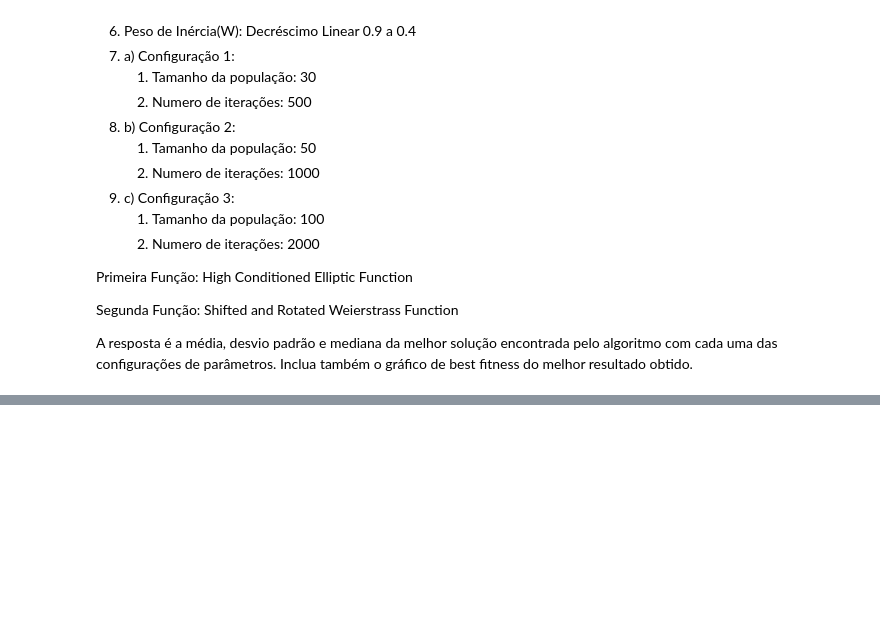
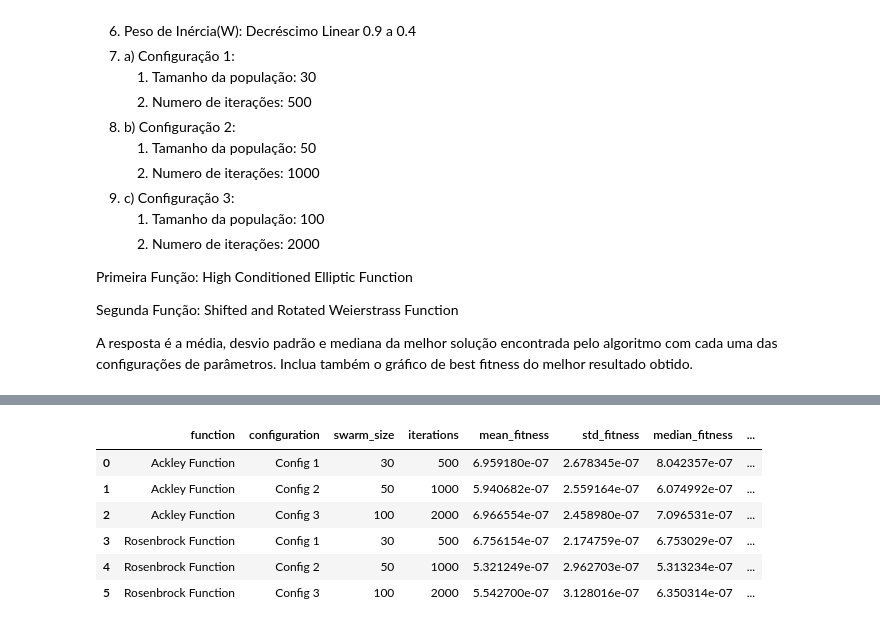
Before and after one commit to josericardo-fo/heuristics, a Jupyter notebook: swarm/pso.ipynb, the cells around one changed output, grey strips where cells are left out. Cells and saved outputs as stored; diff of their text form; code cells hidden in the pictures; blank space fills up the shorter version.

```diff
--- a/swarm/pso.ipynb
+++ b/swarm/pso.ipynb
@@ -406,0 +823,10 @@ visualizeHistory2D(
+# %%
+summary
+# %% [output]
+|  | function | configuration | swarm_size | iterations | mean_fitness | std_fitness | median_fitness | ... |
+| 0 | Ackley Function | Config 1 | 30 | 500 | 6.959180e-07 | 2.678345e-07 | 8.042357e-07 | ... |
+| 1 | Ackley Function | Config 2 | 50 | 1000 | 5.940682e-07 | 2.559164e-07 | 6.074992e-07 | ... |
+| 2 | Ackley Function | Config 3 | 100 | 2000 | 6.966554e-07 | 2.458980e-07 | 7.096531e-07 | ... |
+| 3 | Rosenbrock Function | Config 1 | 30 | 500 | 6.756154e-07 | 2.174759e-07 | 6.753029e-07 | ... |
+| 4 | Rosenbrock Function | Config 2 | 50 | 1000 | 5.321249e-07 | 2.962703e-07 | 5.313234e-07 | ... |
+| 5 | Rosenbrock Function | Config 3 | 100 | 2000 | 5.542700e-07 | 3.128016e-07 | 6.350314e-07 | ... |
```
Also changed, not shown: parts of 3 cells of this notebook, 1 other file.
